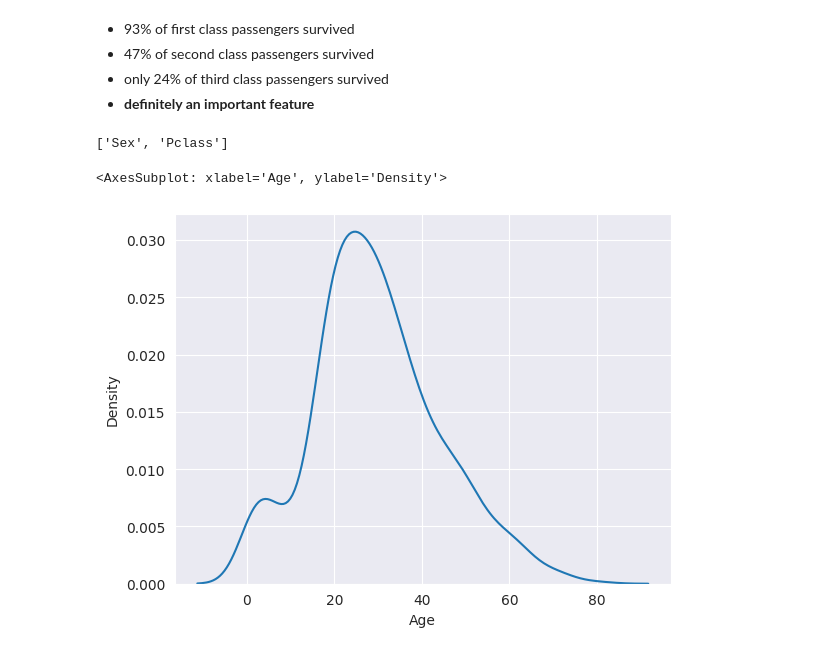
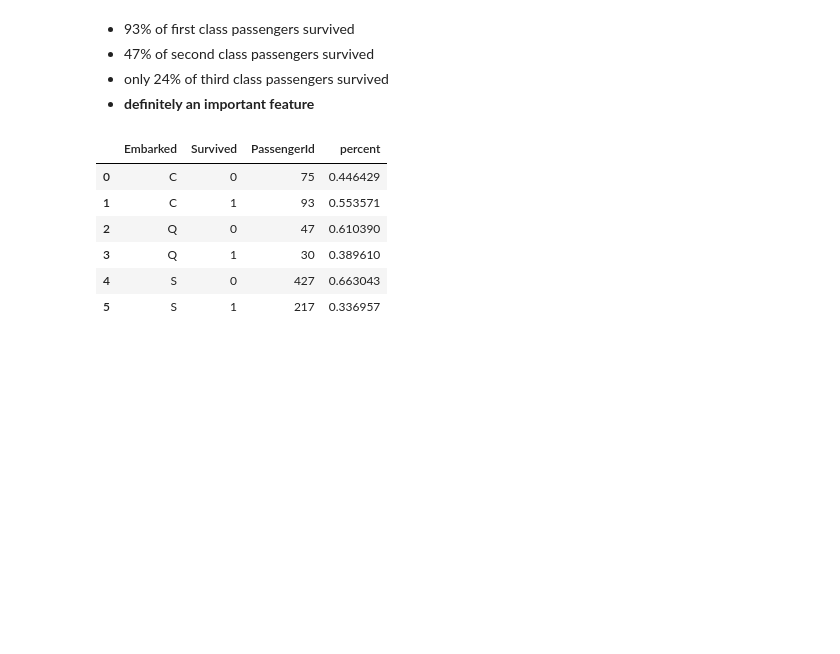
Before and after one commit to shayansm2/kaggle-playground, a Jupyter notebook: titanic/discover.ipynb, the cells around one changed output. Drawn from its saved outputs; the diff is of its cells as text; code cells hidden in the pictures; blank space fills up the shorter version.

```diff
--- a/titanic/discover.ipynb
+++ b/titanic/discover.ipynb
@@ -92,12 +92,15 @@ df
 - __definitely an important feature__
 # %%
 x.append(ticket_class)
-# %%
-x
-# %% [output]
-['Sex', 'Pclass']
-# %%
-sns.kdeplot(data=train, x=age)
-# %% [output]
-<AxesSubplot: xlabel='Age', ylabel='Density'>
-[figure, removed]
+# %%
+df = train.groupby([embarkation_port, survived]).count().reset_index()[[embarkation_port, survived, passenger_id]]
+df['percent'] = df[passenger_id] / df.groupby(embarkation_port)[passenger_id].transform('sum')
+df
+# %% [output]
+|  | Embarked | Survived | PassengerId | percent |
+| 0 | C | 0 | 75 | 0.446429 |
+| 1 | C | 1 | 93 | 0.553571 |
+| 2 | Q | 0 | 47 | 0.610390 |
+| 3 | Q | 1 | 30 | 0.389610 |
+| 4 | S | 0 | 427 | 0.663043 |
+| 5 | S | 1 | 217 | 0.336957 |
```
Also changed, not shown: parts of 2 cells of this notebook, 1 other file.
